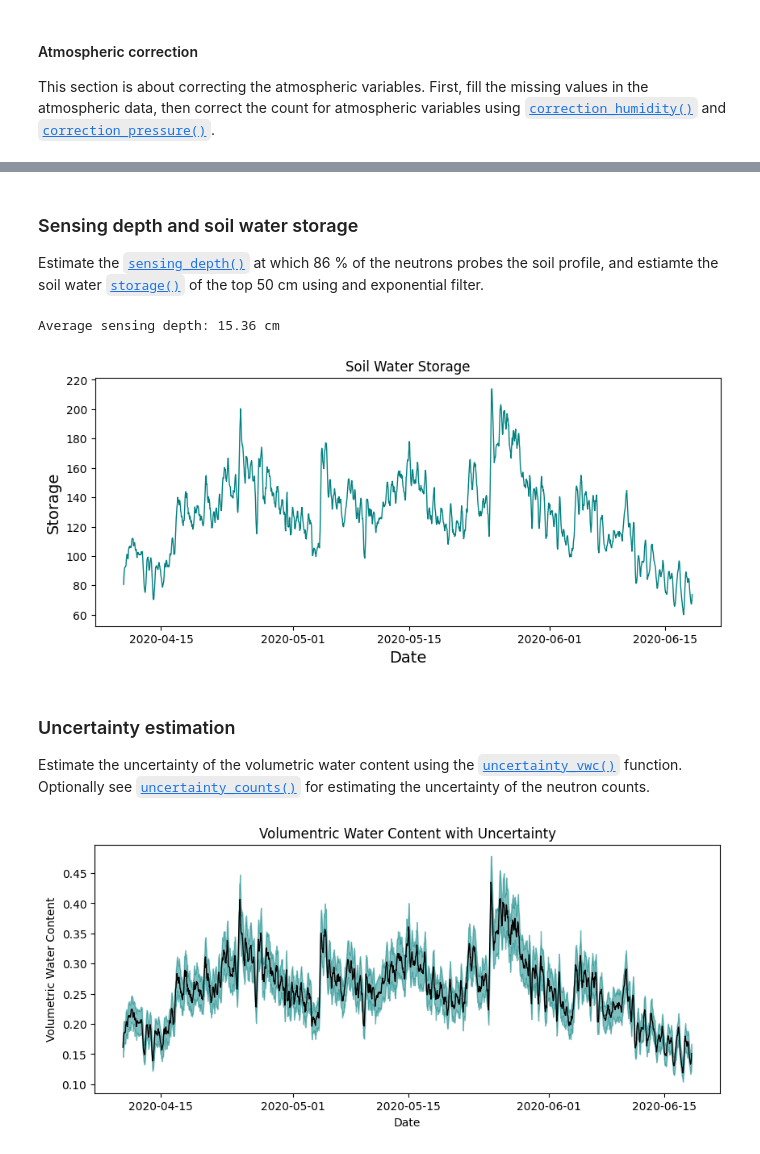
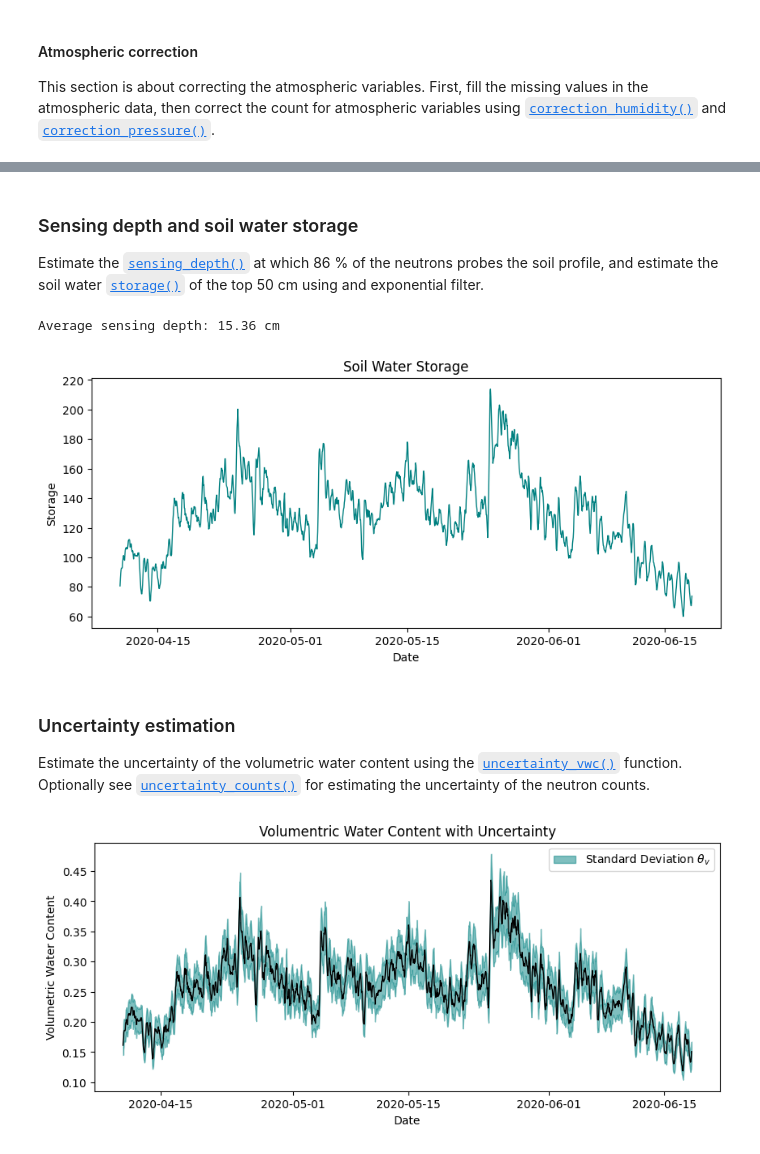
Before and after one commit to soilwater/crnpy, a Jupyter notebook: docs/examples/stationary/example_RDT_station.ipynb, the cells around one changed output, grey strips where cells are left out. Cells and saved outputs as stored; diff of their text form; code cells hidden in the pictures.

```diff
--- a/docs/examples/stationary/example_RDT_station.ipynb
+++ b/docs/examples/stationary/example_RDT_station.ipynb
@@ -196,7 +199,7 @@ plt.show()
 # %% [markdown]
 ### Sensing depth and soil water storage
 
-Estimate the [`sensing_depth()`](https://soilwater.github.io/crnpy/reference/#crnpy.crnpy.sensing_depth)  at which 86 % of the neutrons probes the soil profile, and estiamte the soil water [`storage()`](https://soilwater.github.io/crnpy/reference/#crnpy.crnpy.storage) of the top 50 cm using and exponential filter.
+Estimate the [`sensing_depth()`](https://soilwater.github.io/crnpy/reference/#crnpy.crnpy.sensing_depth)  at which 86 % of the neutrons probes the soil profile, and estimate the soil water [`storage()`](https://soilwater.github.io/crnpy/reference/#crnpy.crnpy.storage) of the top 50 cm using and exponential filter.
 # %%
 # Estimate sensing depth
 df['sensing_depth'] = crnpy.sensing_depth(df['VWC'], df['barometric_pressure_Avg'], df['barometric_pressure_Avg'].mean(), bulk_density=1.33, Wlat=lattice_water, method = "Franz_2012")
@@ -214,20 +217,20 @@ df['storage'] = np.sum([surface*z_surface, subsurface*z_subsurface], axis=0)
 # %%
 # Plot the obtained time series of soil water storage
 # Create a new figure and plot the data
 fig, ax = plt.subplots(figsize=(10, 4))  # Set the figure size
 ax.plot(df['timestamp'], df['storage'], color='teal', linewidth=1.0)
 
 # Set the labels for the x-axis and y-axis
-ax.set_xlabel("Date", fontsize=14)
-ax.set_ylabel("Storage", fontsize=14)
+ax.set_xlabel("Date")
+ax.set_ylabel("Storage")
 
 # Set the title of the plot
 ax.set_title('Soil Water Storage')
 
 # Show the plot
 plt.show()
 # %% [output]
-[figure, old version]
+[figure, new version]
 # %% [markdown]
 ### Uncertainty estimation
 
@@ -239,10 +242,11 @@ df['sigma_VWC'] = crnpy.uncertainty_vwc(df['total_raw_counts'], N0=N0_rdt, bulk_
 # Plot the VWC with uncertainty as a shaded area
 fig, ax = plt.subplots(figsize=(10, 4))  # Set the figure size
 ax.plot(df['timestamp'], df['VWC'], color='black', linewidth=1.0)
-ax.fill_between(df['timestamp'], df['VWC']-df['sigma_VWC'], df['VWC']+df['sigma_VWC'], color='teal', alpha=0.5)
+ax.fill_between(df['timestamp'], df['VWC']-df['sigma_VWC'], df['VWC']+df['sigma_VWC'], color='teal', alpha=0.5, label = r"Standard Deviation $\theta_v$")
 ax.set_title('Volumentric Water Content with Uncertainty')
 ax.set_xlabel("Date")
 ax.set_ylabel("Volumetric Water Content")
+plt.legend()
 plt.show()
 # %% [output]
-[figure, old version]
+[figure, new version]
```
Also changed, not shown: parts of 5 cells of this notebook, 13 other files.
